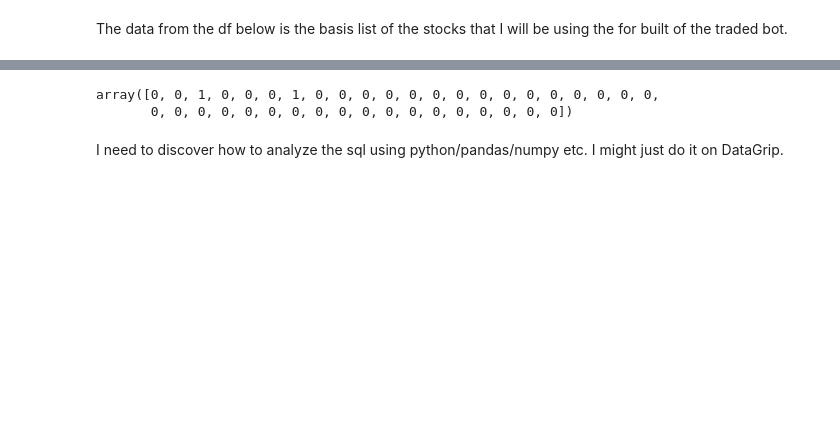
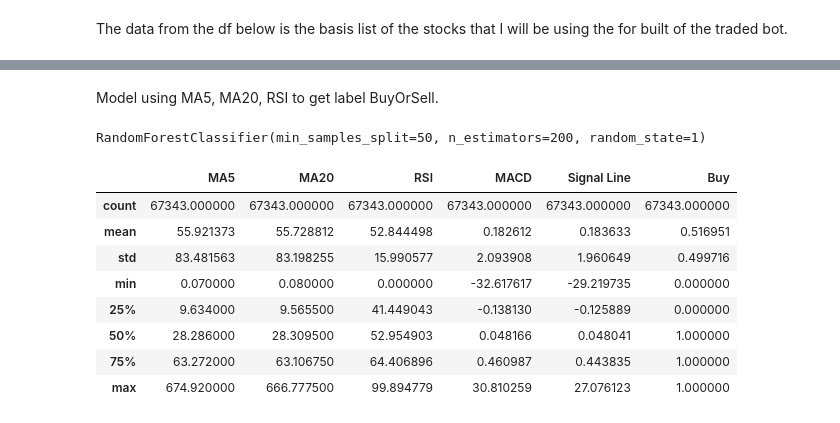
Before and after one commit to EmilianoDeLaGarzaVillarreal/TradingBot, a Jupyter notebook: sample.ipynb, the cells around one changed output, grey strips where cells are left out. Cells and saved outputs as stored; diff of their text form; code cells hidden in the pictures; blank space fills up the shorter version.

```diff
--- a/sample.ipynb
+++ b/sample.ipynb
@@ -38,9 +25,9 @@ Day 10 or so - Finally was illuminated enough to be able to move the data to sql
 # %%
 url_object = sqlalchemy.URL.create(
     "mysql+pymysql",
-    username="*",
-    password="*",  # plain (unescaped) text
-    host="*",
-    database="*",
+    username="root",
+    password="luis",  # plain (unescaped) text
+    host="localhost",
+    database="data",
     )
 eng = sqlalchemy.create_engine(url_object)
@@ -55,6 +53,7 @@ for file in os.listdir(directory):
     df = df.replace("[^.0-9]", "", regex=True).astype(float) #Here we use some regex to convert all columns to float values
     #Percentage return from previous close day
     df['Returns'] = df['Close'].pct_change().round(8)
+    df = df[df.Returns != 0] #Drop value from day when there was no trade.
     # Calculate weekly returns
     df['Weekly Return'] = ((df['Close'] - df['Close'].shift(7)) / 100).round(8)
     # Calculate monthly returns
@@ -116,13 +115,8 @@ for file in os.listdir(directory):
     df['VWAP'] = (df['Cumulative TPV'] / df['Cumulative Volume']).round(6)
     df = df.replace([np.inf, -np.inf], np.nan)
     df.dropna(how='any', inplace=True)
-    #df = df[df.Returns != 0] #Value from day when there was no trade.
-    # #price rises next day then buy
-    df['TargetBuy'] = np.where(df['Close'].shift(-1) > df['Close'], 1, 0)
-
-    #price drops next day then sell
-    df['TargetSell'] = np.where(df['Close'].shift(-1) < df['Close'], 1, 0)
+    #price rises next day then buy, if not then 0 and we sell
+    df['Buy'] = np.where(df['Close'].shift(-1) > df['Close'], 1, 0)
     filename = (filename[:-4]).lower()
     df.to_sql(name="%s"%filename, con=eng, if_exists="replace", index=True)
     #df.to_csv(path_or_buf="data/SP500Data/%s"%filename) Commented it out because I am doing sql now.
-    break
@@ -139,7 +123,2 @@ for i in range(1, len(temNP)):
-# %%
-temNP[0:40]
-# %% [output]
-array([0, 0, 1, 0, 0, 0, 1, 0, 0, 0, 0, 0, 0, 0, 0, 0, 0, 0, 0, 0, 0, 0,
-       0, 0, 0, 0, 0, 0, 0, 0, 0, 0, 0, 0, 0, 0, 0, 0, 0, 0])
-# %% [markdown]
-I need to discover how to analyze the sql using python/pandas/numpy etc. I might just do it on DataGrip.
+# %% [markdown]
+Model using MA5, MA20, RSI to get label BuyOrSell.
@@ -146 +127,35 @@ I need to discover how to analyze the sql using python/pandas/numpy etc. I might
+# %%
+z = 0
+dfOne = pd.read_sql('SELECT MA5, MA20, RSI, MACD, `Signal Line`, Buy FROM `a`', con=eng)
+df = pd.DataFrame
+directory = os.fsencode('data/SP500Data')
+for file in os.listdir(directory):
+    z+=1
+    if z == 1:
+        continue
+    if z > 10:
+        break
+    filename = os.fsdecode(file)
+    filename = (filename[:-4]).lower()
+    df = pd.read_sql('SELECT MA5, MA20, RSI, MACD, `Signal Line`,Buy FROM `%s`'%filename, con=eng)
+    dfOne = pd.concat([df, dfOne], axis=0)
+features = ['MA5', 'MA20', 'RSI', 'MACD', 'Signal Line']
+X_train = dfOne[features]
+target = ['Buy']
+y_train = dfOne[target]
+model.fit(X_train, y_train.values.ravel())
+# %% [output]
+RandomForestClassifier(min_samples_split=50, n_estimators=200, random_state=1)
+# %%
+dfOne.describe()
+# %% [output]
+|  | MA5 | MA20 | RSI | MACD | Signal Line | Buy |
+| count | 67343.000000 | 67343.000000 | 67343.000000 | 67343.000000 | 67343.000000 | 67343.000000 |
+| mean | 55.921373 | 55.728812 | 52.844498 | 0.182612 | 0.183633 | 0.516951 |
+| std | 83.481563 | 83.198255 | 15.990577 | 2.093908 | 1.960649 | 0.499716 |
+| min | 0.070000 | 0.080000 | 0.000000 | -32.617617 | -29.219735 | 0.000000 |
+| 25% | 9.634000 | 9.565500 | 41.449043 | -0.138130 | -0.125889 | 0.000000 |
+| 50% | 28.286000 | 28.309500 | 52.954903 | 0.048166 | 0.048041 | 1.000000 |
+| 75% | 63.272000 | 63.106750 | 64.406896 | 0.460987 | 0.443835 | 1.000000 |
+| max | 674.920000 | 666.777500 | 99.894779 | 30.810259 | 27.076123 | 1.000000 |
 # %%
```
Also changed, not shown: parts of 16 cells of this notebook, 5 other files.
